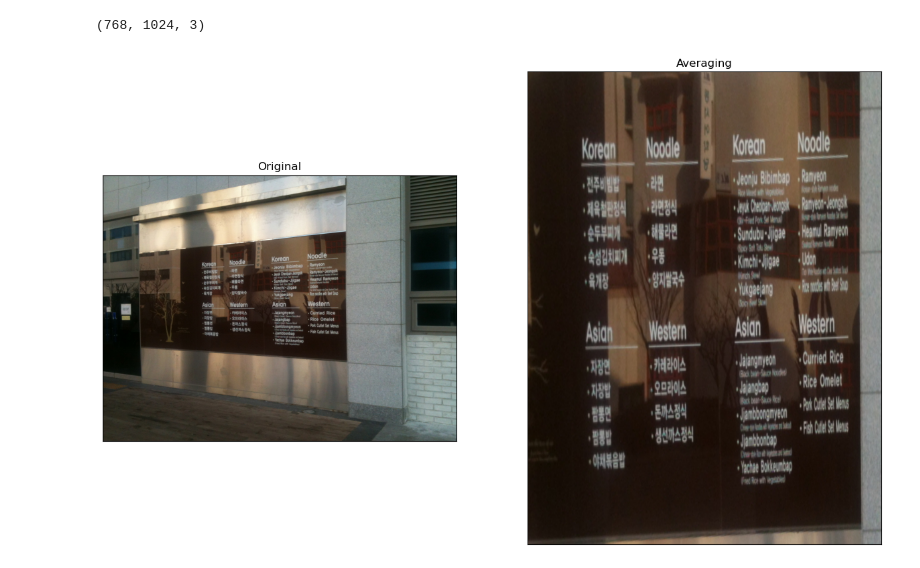
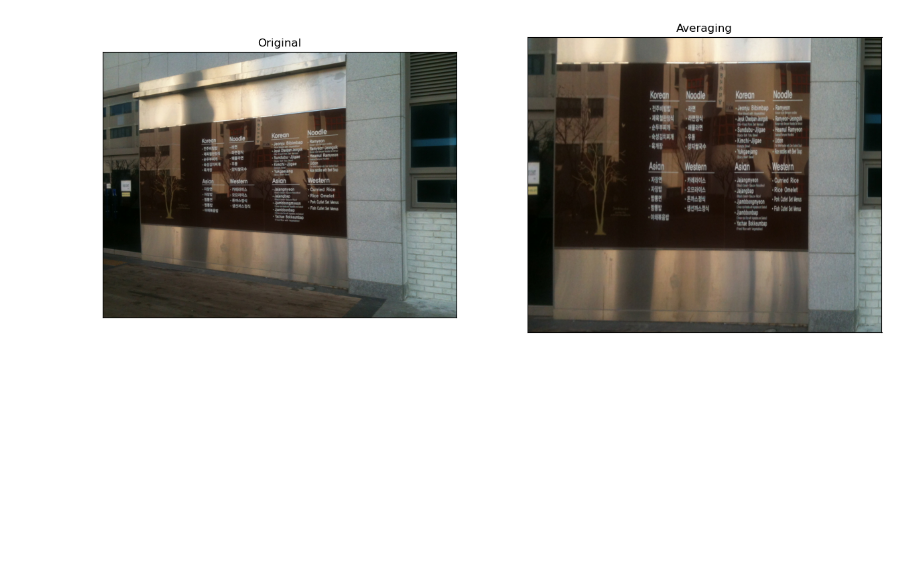
Before and after one commit to Kim-Seungjun/ip2023, a Jupyter notebook: HomeWork 3.ipynb, the cells around one changed output. Drawn from its saved outputs; the diff is of its cells as text; code cells hidden in the pictures; blank space fills up the shorter version.

```diff
--- a/HomeWork 3.ipynb
+++ b/HomeWork 3.ipynb
@@ -1,24 +1,22 @@
 # %%
 import cv2
 import math
 import numpy as np
 import matplotlib.pyplot as plt
 
 img = cv2.imread('dsu3.jpg',cv2.IMREAD_COLOR)
 cv2.cvtColor(img, cv2.COLOR_BGR2RGB, dst=img)
-print(img.shape)
 rows,cols,ch = img.shape
-pts1 = np.float32([[277,240],[685,210],[270,473],[685,504]])
-pts2 = np.float32([[100,100],[700,100],[100,900],[700,900]])
+pts1 = np.float32([[106,230],[695,171],[115,491],[705,524]])
+pts2 = np.float32([[100,100],[950,100],[100,700],[950,700]])
 M = cv2.getPerspectiveTransform(pts1,pts2)
-dst = cv2.warpPerspective(img,M,(768,1024))
+dst = cv2.warpPerspective(img,M,(1200,1000))
 
 plt.figure(figsize=(15,15))
 plt.subplot(121),plt.imshow(img),plt.title('Original')
 plt.xticks([]), plt.yticks([])
 plt.subplot(122),plt.imshow(dst),plt.title('Averaging')
 plt.xticks([]), plt.yticks([])
 plt.show()
 # %% [output]
-(768, 1024, 3)
-[figure, old version]
+[figure, new version]
```
Also changed, not shown: 1 other file.
